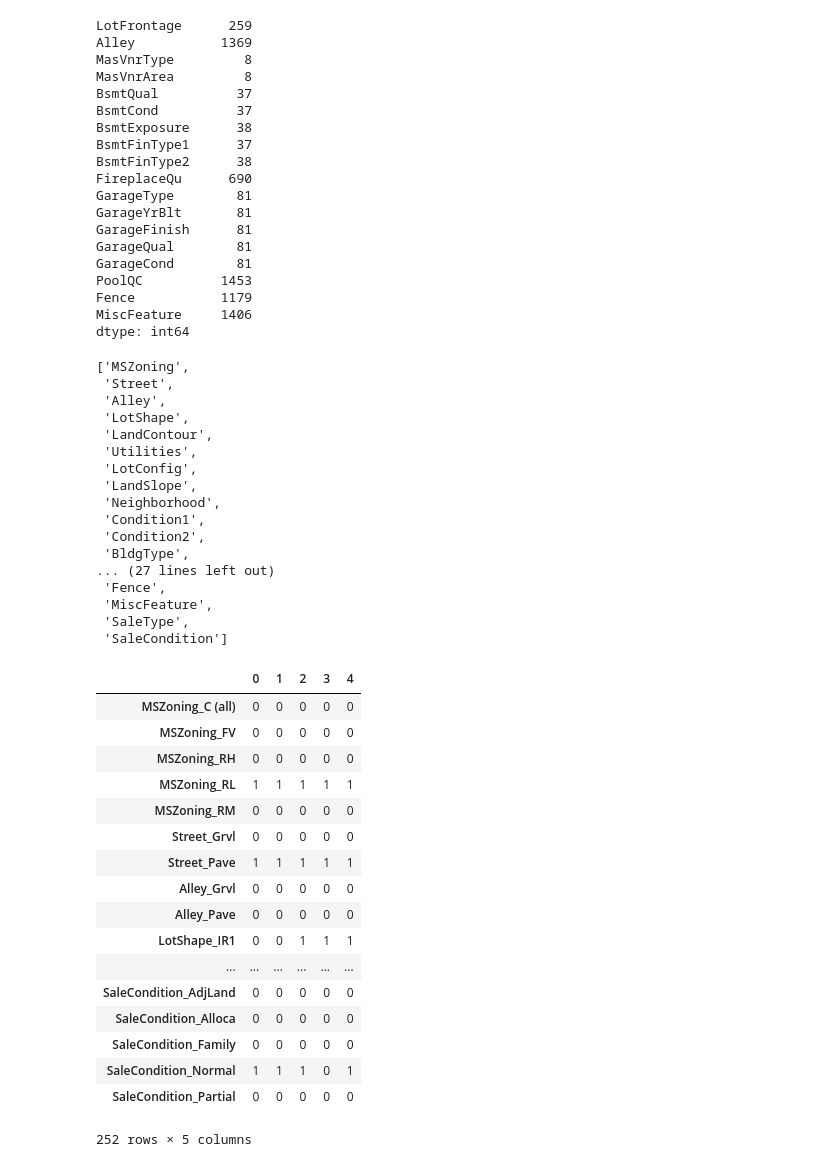
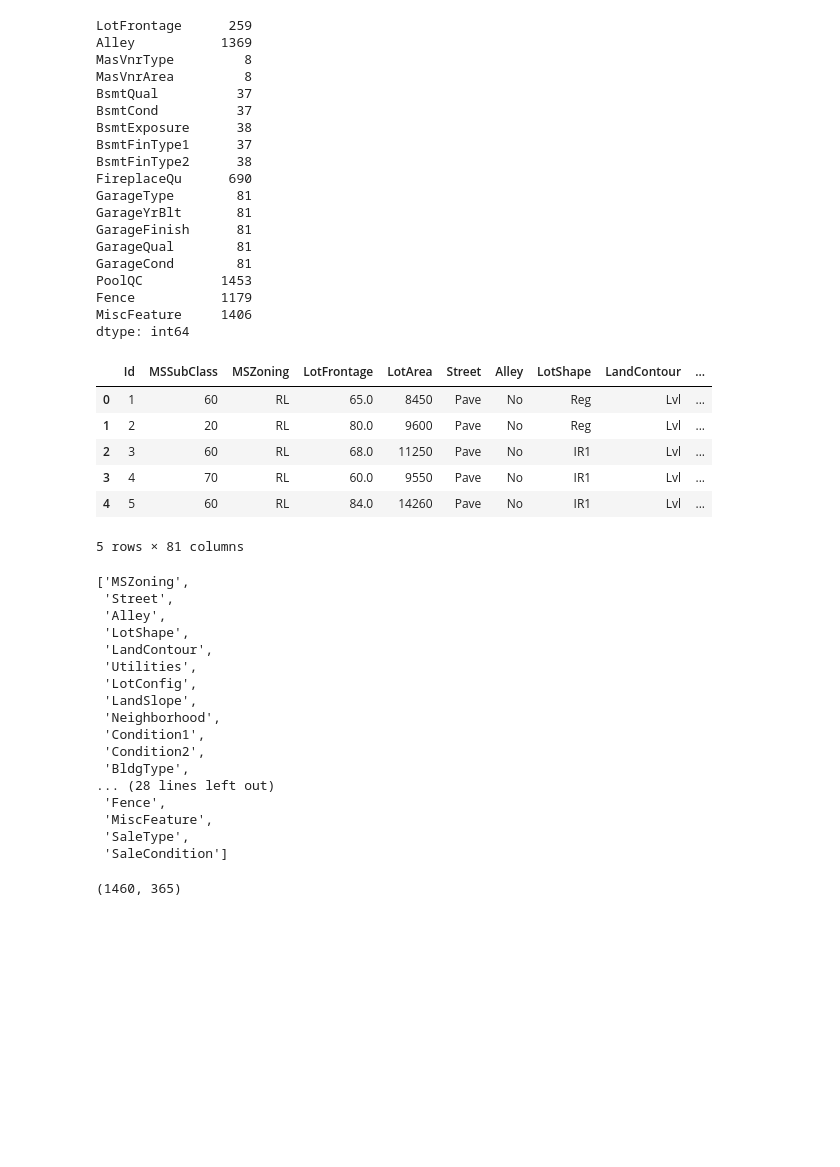
Before and after one commit to olgamonahova/ML, a Jupyter notebook: ML-7 Ансамблевые модели/HW/HW Ансамблирование.ipynb, the cells around one changed output. Saved outputs shown, nothing was run; the diff lists cells and outputs as text; code cells hidden in the pictures; blank space fills up the shorter version.

```diff
--- a/ML-7 Ансамблевые модели/HW/HW Ансамблирование.ipynb
+++ b/ML-7 Ансамблевые модели/HW/HW Ансамблирование.ipynb
@@ -85,12 +66,25 @@ Fence           1179
 MiscFeature     1406
 dtype: int64
 # %%
-# LotFrontage,MasVnrArea заменим на 0, остальные оставим как есть, т.к. они обозначают отсутствие признака - например, гаража, бассейна и.т.д
+# LotFrontage,MasVnrArea заменим на 0,
+# остальные заменим на No, т.к. они обозначают отсутствие признака - например, гаража, бассейна и.т.д
 
 df['LotFrontage'].fillna(0, inplace=True)
 df['MasVnrArea'].fillna(0, inplace=True)
+
+df.fillna('No', inplace=True)
+# %%
+df.head()
+# %% [output]
+|  | Id | MSSubClass | MSZoning | LotFrontage | LotArea | Street | Alley | LotShape | LandContour | ... |
+| 0 | 1 | 60 | RL | 65.0 | 8450 | Pave | No | Reg | Lvl | ... |
+| 1 | 2 | 20 | RL | 80.0 | 9600 | Pave | No | Reg | Lvl | ... |
+| 2 | 3 | 60 | RL | 68.0 | 11250 | Pave | No | IR1 | Lvl | ... |
+| 3 | 4 | 70 | RL | 60.0 | 9550 | Pave | No | IR1 | Lvl | ... |
+| 4 | 5 | 60 | RL | 84.0 | 14260 | Pave | No | IR1 | Lvl | ... |
+5 rows × 81 columns
 # %%
-# посмотрим на категориальные признаки
+# посмотрим на категориальные признаки, их много 0_о, как и вариантов значений в них
 сategorical_columns = [c for c in df.columns if df[c].dtype.name == 'object']
 сategorical_columns
 # %% [output]
@@ -106,31 +100,15 @@ df['MasVnrArea'].fillna(0, inplace=True)
  'Condition1',
  'Condition2',
  'BldgType',
-... (27 lines left out)
+... (28 lines left out)
  'Fence',
  'MiscFeature',
  'SaleType',
  'SaleCondition']
 # %%
 df_dummies = pd.get_dummies(df[сategorical_columns], columns=сategorical_columns)
-# %%
-df_dummies.head().T
-# %% [output]
-|  | 0 | 1 | 2 | 3 | 4 |
-| MSZoning_C (all) | 0 | 0 | 0 | 0 | 0 |
-| MSZoning_FV | 0 | 0 | 0 | 0 | 0 |
-| MSZoning_RH | 0 | 0 | 0 | 0 | 0 |
-| MSZoning_RL | 1 | 1 | 1 | 1 | 1 |
-| MSZoning_RM | 0 | 0 | 0 | 0 | 0 |
-| Street_Grvl | 0 | 0 | 0 | 0 | 0 |
-| Street_Pave | 1 | 1 | 1 | 1 | 1 |
-| Alley_Grvl | 0 | 0 | 0 | 0 | 0 |
-| Alley_Pave | 0 | 0 | 0 | 0 | 0 |
-| LotShape_IR1 | 0 | 0 | 1 | 1 | 1 |
-| ... | ... | ... | ... | ... | ... |
-| SaleCondition_AdjLand | 0 | 0 | 0 | 0 | 0 |
-| SaleCondition_Alloca | 0 | 0 | 0 | 0 | 0 |
-| SaleCondition_Family | 0 | 0 | 0 | 0 | 0 |
-| SaleCondition_Normal | 1 | 1 | 1 | 0 | 1 |
-| SaleCondition_Partial | 0 | 0 | 0 | 0 | 0 |
-252 rows × 5 columns
+# %%
+#  фичей немало, нужны ли они все?! как вариант, можно было сделать get_dummies для тех вариантов, которые встречается не меньше N-раз (30 например)
+df_dummies.shape
+# %% [output]
+(1460, 365)
```
Also changed, not shown: parts of 61 cells of this notebook.
